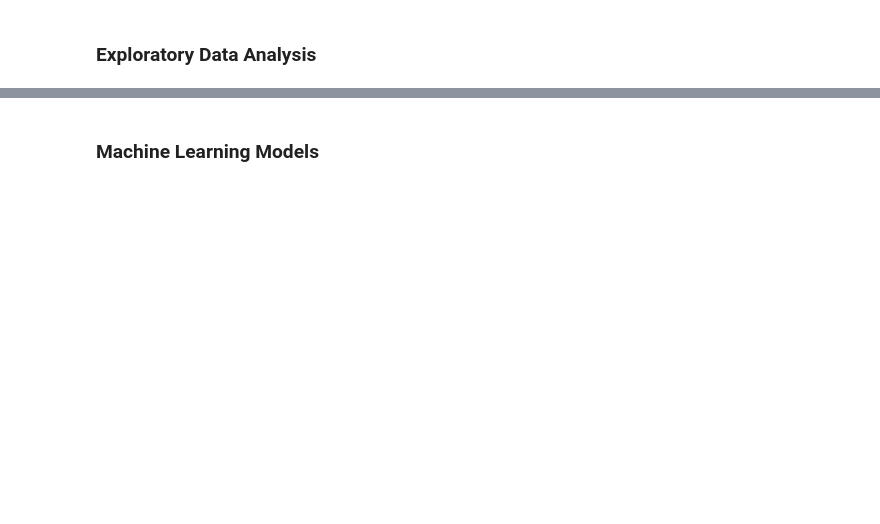
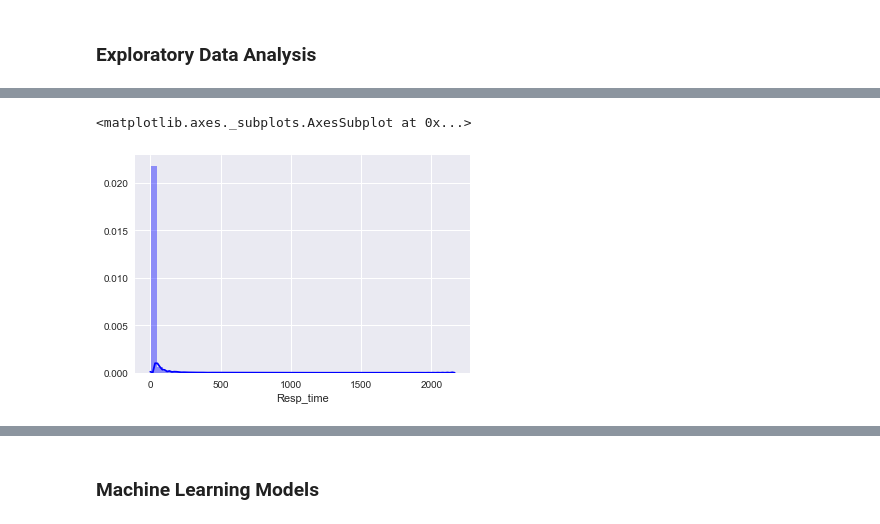
Before and after one commit to SapphireCore/DSTP, a Jupyter notebook: Cap2/Cap2_Milestone Report.ipynb, the cells around one changed output, grey strips where cells are left out. Saved outputs shown, nothing was run; the diff lists cells and outputs as text; code cells hidden in the pictures; blank space fills up the shorter version.

```diff
--- a/Cap2/Cap2_Milestone Report.ipynb
+++ b/Cap2/Cap2_Milestone Report.ipynb
@@ -114,0 +300,3 @@ final_data = output.select(['features', 'target'])
+# %%
+df_input = df_input.filter("`Resp_time` > 0")
+df_input.toPandas().info()
@@ -114,0 +318,7 @@ final_data = output.select(['features', 'target'])
+# %%
+# Plot the distribution of response time again
+sns.set()
+sns.distplot(df_input.toPandas().Resp_time, kde=True, color='b')
+# %% [output]
+<matplotlib.axes._subplots.AxesSubplot at 0x...>
+[figure, added]
```
Also changed, not shown: parts of 33 cells of this notebook, 10 other files.
